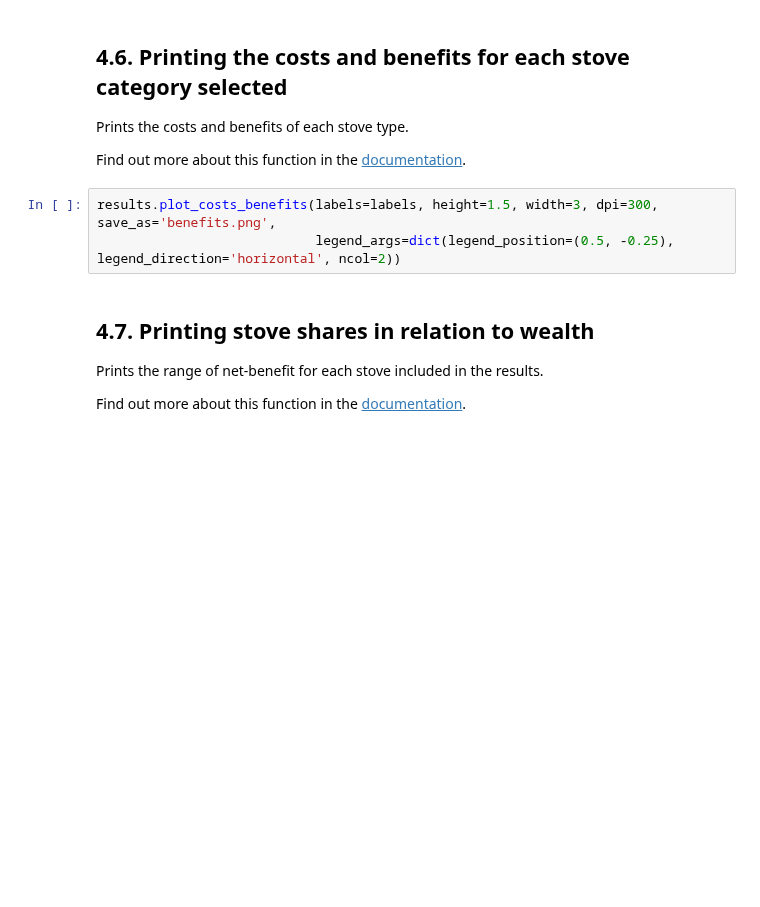
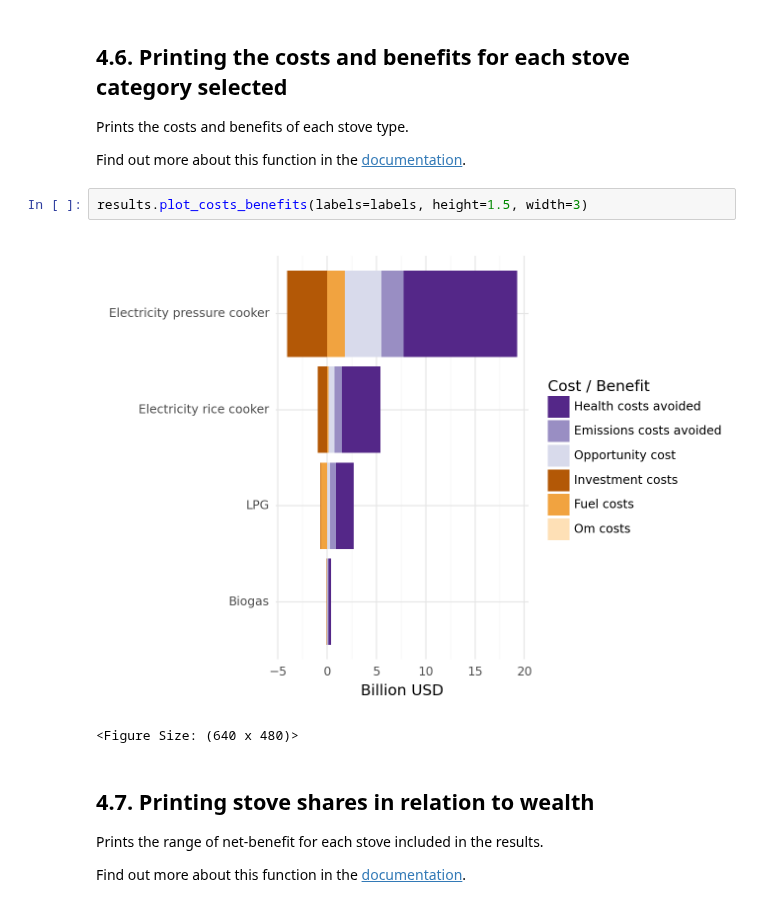
Before and after one commit to Open-Source-Spatial-Clean-Cooking-Tool/OnStove, a Jupyter notebook: example/OnStove_notebook.ipynb, the cells around one changed output. Saved outputs shown, nothing was run; the diff lists cells and outputs as text; blank space fills up the shorter version.

```diff
--- a/example/OnStove_notebook.ipynb
+++ b/example/OnStove_notebook.ipynb
@@ -493,8 +855,10 @@ Prints the costs and benefits of each stove type.
 
 Find out more about this function in the [documentation](https://onstove-documentation.readthedocs.io/en/latest/generated/onstove.OnStove.plot_costs_benefits.html).
 # %%
-results.plot_costs_benefits(labels=labels, height=1.5, width=3, dpi=300, save_as='benefits.png',
-                            legend_args=dict(legend_position=(0.5, -0.25), legend_direction='horizontal', ncol=2))
+results.plot_costs_benefits(labels=labels, height=1.5, width=3)
+# %% [output]
+[figure, added]
+<Figure Size: (640 x 480)>
 # %% [markdown]
 ## 4.7. Printing stove shares in relation to wealth
 
```
Also changed, not shown: parts of 50 cells of this notebook, 3 other files.
